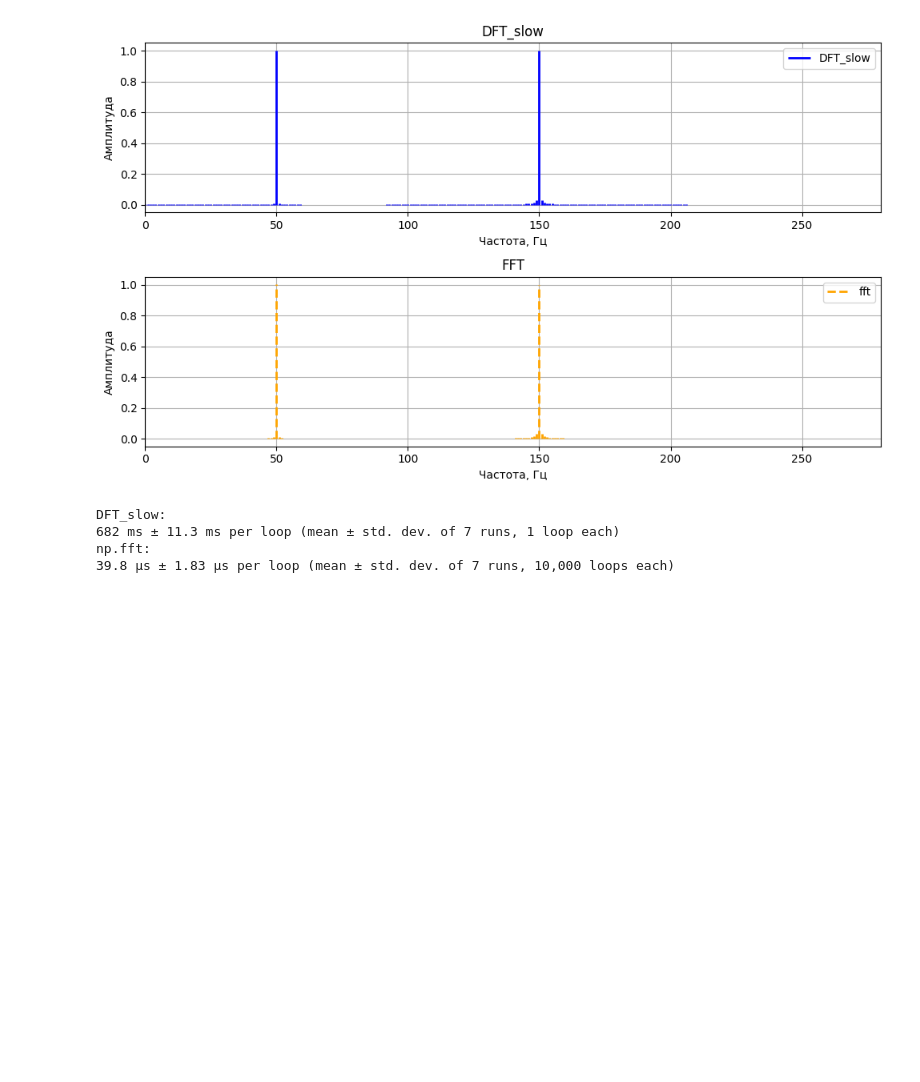
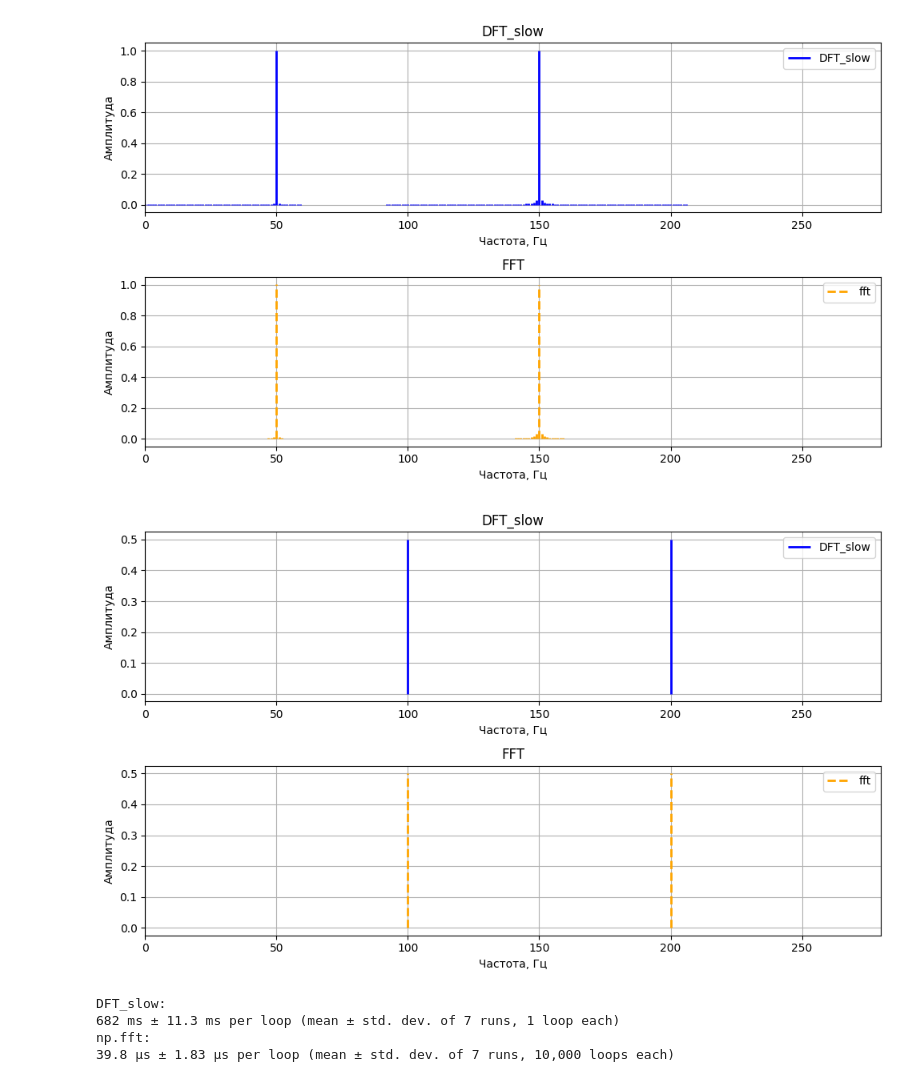
Before and after one commit to vladospuchkov/digital-signal-processing, a Jupyter notebook: цос_2.ipynb, the cells around one changed output. Saved outputs shown, nothing was run; the diff lists cells and outputs as text; code cells hidden in the pictures; blank space fills up the shorter version.

```diff
--- a/цос_2.ipynb
+++ b/цос_2.ipynb
@@ -84,6 +84,57 @@ plt.show()
 # %% [output]
 [figure]
 [figure]
+# %%
+f1 = 50
+f2 = 150
+w1 = 2 * np.pi * f1
+w2 = 2 * np.pi * f2
+num_samples = 1000
+t = np.linspace(0, 1, num_samples, endpoint=False)
+
+# х(t) = cos(w1 * t) * cos(w2 * t)
+x_t = np.cos(w1 * t) * np.cos(w2 * t)
+
+
+def DFT_slow(x):
+    '''
+    Дискретное преобразование Фурье одномерного массива x.
+    '''
+    x = np.asarray(x, dtype=float)
+    N = x.shape[0]
+    n = np.arange(N)
+    k = n.reshape((N, 1))
+    M = np.exp(-2j * np.pi * k * n / N)
+    return np.dot(M, x)
+
+freqs = np.fft.fftfreq(len(t), d=(t[1] - t[0]))
+yf = DFT_slow(x_t)
+yff = np.fft.fft(x_t)
+
+plt.figure(figsize=(10, 6))
+
+plt.subplot(2, 1, 1)
+plt.vlines(freqs, 0, np.abs(yf) / num_samples * 2, linewidth=2, colors='blue', label='DFT_slow')
+plt.grid()
+plt.xlabel('Частота, Гц')
+plt.ylabel('Амплитуда')
+plt.title('DFT_slow')
+plt.xlim(0, 280)
+plt.legend()
+
+plt.subplot(2, 1, 2)
+plt.vlines(freqs, 0, np.abs(yff) / num_samples * 2, linewidth=2, colors='orange', linestyles='dashed', label='fft')
+plt.grid()
+plt.xlabel('Частота, Гц')
+plt.ylabel('Амплитуда')
+plt.title('FFT')
+plt.xlim(0, 280)
+plt.legend()
+
+plt.tight_layout()
+plt.show()
+# %% [output]
+[figure, added]
 # %%
 # сравнение времени работы
 print("DFT_slow:")
```
Also changed, not shown: parts of 3 cells of this notebook, 1 other file.
